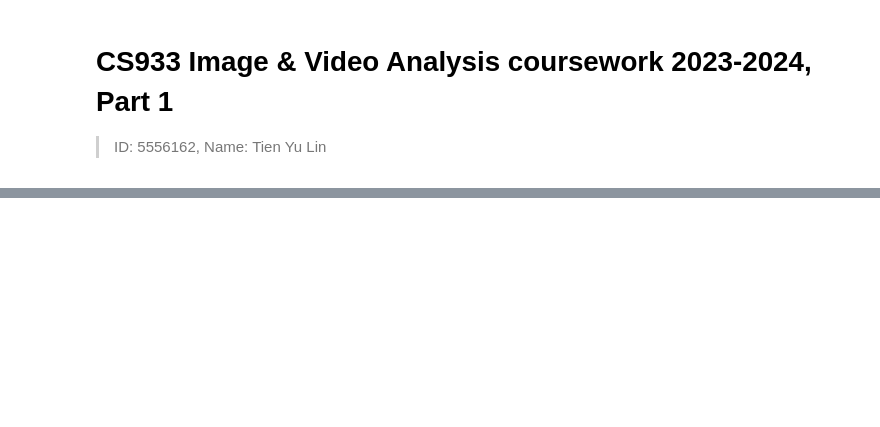
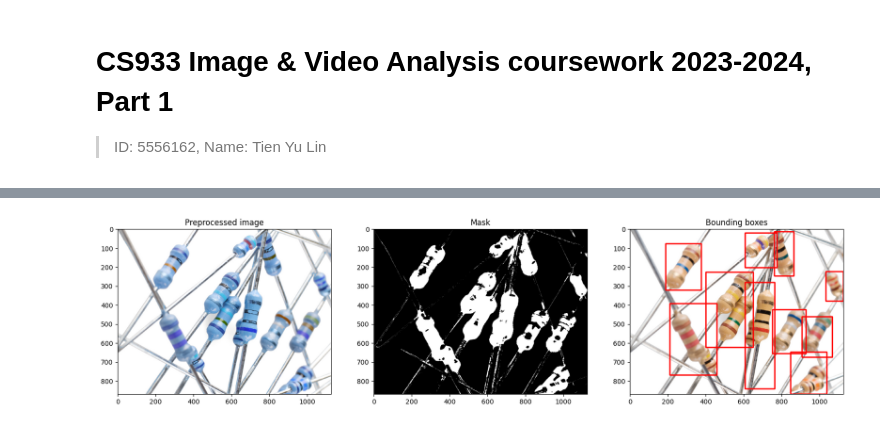
Before and after one commit to Xanonymous-GitHub/cs933-lab, a Jupyter notebook: practical_assignment/part-1.ipynb, the cells around one changed output, grey strips where cells are left out. Drawn from its saved outputs; the diff is of its cells as text; code cells hidden in the pictures; blank space fills up the shorter version.

```diff
--- a/practical_assignment/part-1.ipynb
+++ b/practical_assignment/part-1.ipynb
@@ -75,0 +71,95 @@ find_resistor_single_components(2)
+# %%
+# Note that using opencv to read the image will result in BGR format
+r3 = cv2.imread('data_dir/RESISTORS/RESISTORS-3.png')
+
+origin = r3.copy()
+
+# Create a 1x3 subplot with labels
+fig, axs = plt.subplots(1, 3, figsize=(20, 5))
+
+# Lighten areas which nearly black, not just black
+is_near_black = (r3[:, :, 0] < 40) & (r3[:, :, 1] < 40) & (r3[:, :, 2] < 40)
+r3[is_near_black] = (117, 174, 220)
+
+# Changing the color of area which has RGB between R(190-200), G(160-170), B(160-290)
+is_near_gray = (
+        (r3[:, :, 0] > 150) & (r3[:, :, 2] < 190) &
+        (r3[:, :, 1] > 170) & (r3[:, :, 1] < 185) &
+        (r3[:, :, 2] > 180) & (r3[:, :, 0] < 190)
+)
+r3[is_near_gray] = (117, 174, 220)
+
+# Show current r3 image in the first subplot with label
+axs[0].imshow(r3)
+axs[0].set_title('Preprocessed image')
+
+# Decrease the brightness of the image
+r3 = cv2.convertScaleAbs(r3, alpha=0.9, beta=1.1)
+
+# Find edges in the image using the Canny edge detector
+# Apply GaussianBlur to reduce noise for edge detection
+r3_gray = cv2.cvtColor(r3, cv2.COLOR_BGR2GRAY)
+blurred = cv2.GaussianBlur(r3_gray, (19, 19), 0)
+edges = cv2.Canny(blurred, 19, 50)
+dilated_edges = cv2.dilate(edges, np.ones((1, 1), np.uint8), iterations=2)
+
+# Put edges onto the original image, and make edges white
+r3[dilated_edges > 0] = (255, 255, 255)
+
+hsv_r3 = cv2.cvtColor(r3, cv2.COLOR_BGR2HSV)
+
+# lut_raise = np.array([int(35+0.6*i) for i in range(256)]).astype(np.uint8)
+# lut_eq = np.array([i for i in range(256)]).astype(np.uint8)
+# lut_lower = np.array([int(0.6*i) for i in range(256)]).astype(np.uint8)
+
+# Increase the saturation of the image
+# hsv_r3[:, :, 1] = cv2.LUT(hsv_r3[:, :, 1], lut_raise)
+
+# Assuming beige and silver (the body and the ends of the resistors) are not to be masked,
+# we create a mask for all other colors which would be the color bands
+# These ranges might include the beige color and will be adjusted later
+mask_lower = np.array([0, 50, 50])
+mask_upper = np.array([255, 255, 255])
+y_mask = cv2.inRange(hsv_r3, mask_lower, mask_upper)
+bands_mask = cv2.bitwise_not(y_mask)
+
+# Now, convert all colored bands to beige color (approximately)
+beige_bgr = [117, 174, 220]  # BGR value for beige, might need tuning
+r3[np.where(bands_mask == 0)] = beige_bgr
+
+# Define range for the beige color of resistor bodies in HSV
+beige_lower = np.array([15, 40, 100])  # Lower bound of beige
+beige_upper = np.array([50, 255, 255])  # Upper bound of beige
+
+# Threshold the HSV image to get only beige colors
+hsv_r3 = cv2.cvtColor(r3, cv2.COLOR_BGR2HSV)
+mask = cv2.inRange(hsv_r3, beige_lower, beige_upper)
+
+# Use morphological operations to close gaps in the mask
+kernel = np.ones((3, 3), np.uint8)
+mask = cv2.morphologyEx(mask, cv2.MORPH_CLOSE, kernel, iterations=1)
+
+# Show the mask in the second subplot
+axs[1].imshow(mask, cmap='gray')
+axs[1].set_title('Mask')
+
+# Find contours in the mask
+contours, _ = cv2.findContours(mask, cv2.RETR_EXTERNAL, cv2.CHAIN_APPROX_SIMPLE)
+
+# Filter contours by area (this depends on the image resolution and size of resistors)
+filtered_contours = [cnt for cnt in contours if cv2.contourArea(cnt) > 770]
+
+# Draw bounding boxes around detected resistor bodies
+for cnt in filtered_contours:
+    x, y, w, h = cv2.boundingRect(cnt)
+    # Filter out contours that are too narrow or too wide to be the body of a resistor
+    # if 0.5 < w/h < 3.5:
+    cv2.rectangle(origin, (x, y), (x + w, y + h), (0, 0, 255), 6)
+
+# Show the bounding boxes in the third subplot
+axs[2].imshow(cv2.cvtColor(origin, cv2.COLOR_BGR2RGB))
+axs[2].set_title('Bounding boxes')
+
+plt.show()
+# %% [output]
+[figure, added]
```
Also changed, not shown: parts of 2 cells of this notebook, 1 other file.
